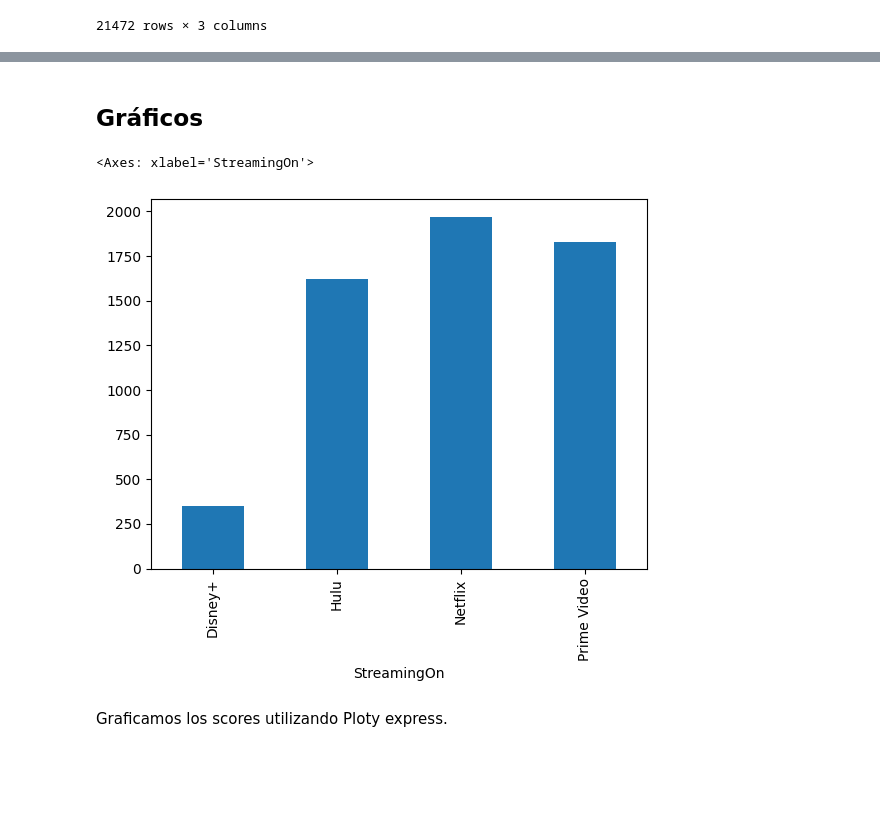
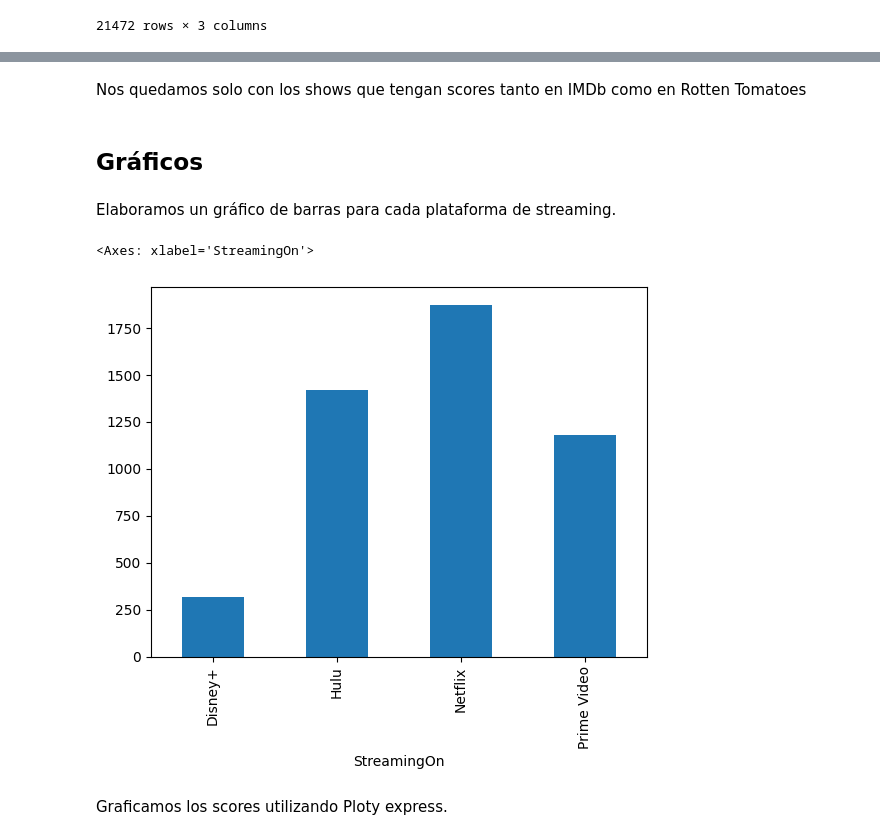
Before and after one commit to thecodemancer/san_marcos_presentations, a Jupyter notebook: análisis_de_los_servicios_de_streaming_con_python.ipynb, the cells around one changed output, grey strips where cells are left out. Drawn from its saved outputs; the diff is of its cells as text; code cells hidden in the pictures; blank space fills up the shorter version.

```diff
--- a/análisis_de_los_servicios_de_streaming_con_python.ipynb
+++ b/análisis_de_los_servicios_de_streaming_con_python.ipynb
@@ -203,8 +201,8 @@ Name: IMDb_new, dtype: float64
 spplited = streaming_shows["Rotten Tomatoes"].str.split("/", expand = True)
 numerador = spplited[0]
 denominador = spplited[1]
-streaming_shows['Rottem Tomatoes_new'] = numerador.astype("float")/denominador.astype("float")
-streaming_shows['Rottem Tomatoes_new'].head()
+streaming_shows['Rotten Tomatoes_new'] = numerador.astype("float") / denominador.astype("float")
+streaming_shows['Rotten Tomatoes_new'].head()
 # %% [output]
 0   1.000
 1   0.960
@@ -271,12 +285,16 @@ streaming_shows_combined
+# %% [markdown]
+Nos quedamos solo con los shows que tengan scores tanto en IMDb como en Rotten Tomatoes
+# %%
+streaming_shows_both_ratings = streaming_shows_combined[(streaming_shows_combined["IMDb_new"] > 0) & streaming_shows_combined['Rotten Tomatoes_new'] > 0]
 # %% [markdown]
 ## Gráficos
+# %% [markdown]
+Elaboramos un gráfico de barras para cada plataforma de streaming.
 # %%
-streaming_shows_both_ratings = streaming_shows_combined[(streaming_shows_combined["IMDb_new"] > 0) & streaming_shows_combined['Rottem Tomatoes_new'] > 0]
-streaming_shows_both_ratings = streaming_shows_combined
-streaming_shows_combined.groupby('StreamingOn').Title.count().plot(kind='bar')
+streaming_shows_both_ratings.groupby('StreamingOn')["Title"].count().plot(kind='bar')
 # %% [output]
 <Axes: xlabel='StreamingOn'>
-[figure, old version]
+[figure, new version]
 # %% [markdown]
 Graficamos los scores utilizando Ploty express.
 # %%
```
Also changed, not shown: parts of 13 cells of this notebook.
